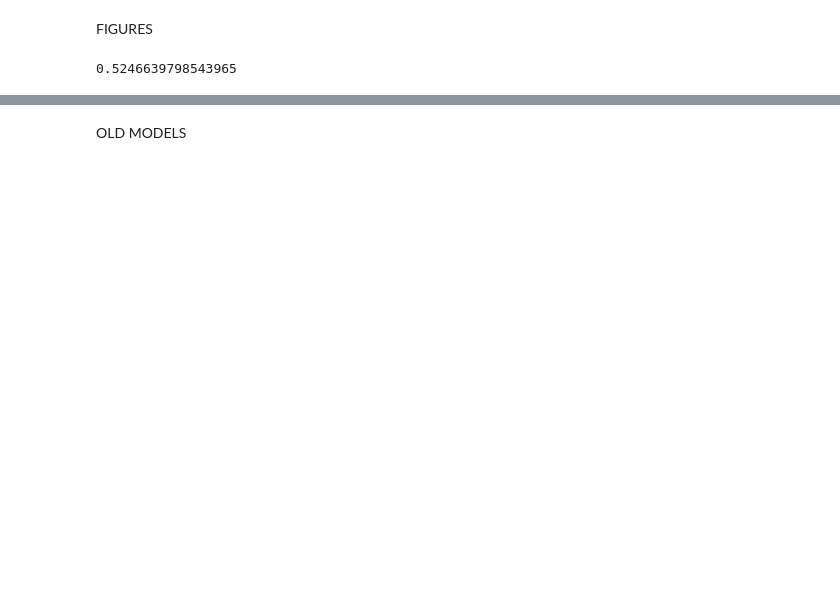
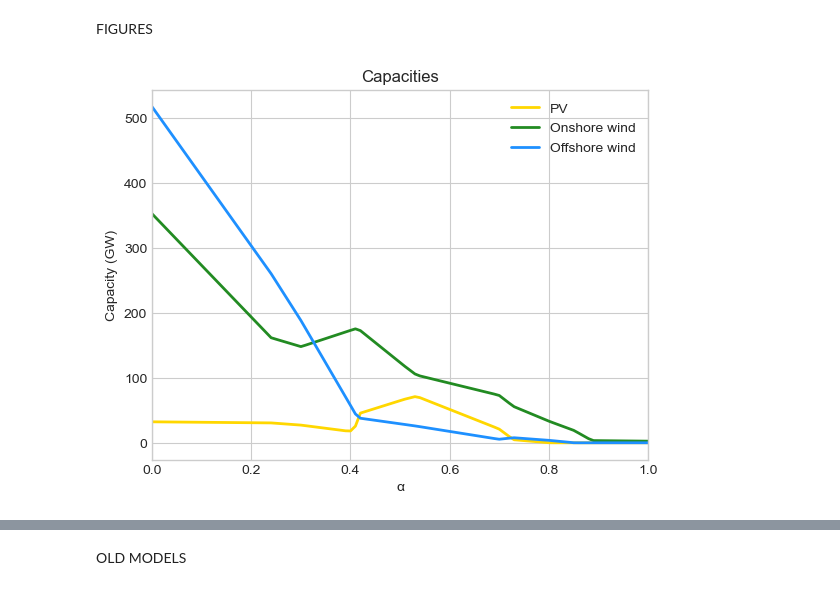
Before and after one commit to Emiknd/test, a Jupyter notebook: Seminar.ipynb, the cells around one changed output, grey strips where cells are left out. Saved outputs shown, nothing was run; the diff lists cells and outputs as text; code cells hidden in the pictures; blank space fills up the shorter version.

```diff
--- a/Seminar.ipynb
+++ b/Seminar.ipynb
@@ -288,14 +193,14 @@ for i, alpha in enumerate(alpha_values):
     model.hours = Set(initialize=data.index, doc='Set of hours')
 
     # Define the parameters
-    model.k_ipv = Param(default=900600)#40)
-    model.k_ion = Param(default=1700000) #30)
-    model.k_iof = Param(default=4200000) #46)
-    model.k_vv2g = Param(default=226.56)   #226.56)
+    model.k_ipv = Param(default=435500)
+    model.k_ion = Param(default=1252525)
+    model.k_iof = Param(default=3458333)
+    model.k_vv2g = Param(default=226.56)
     model.eta_charge = Param (default=0.924)
     model.eta_discharge = Param(default=0.903)
     model.E_s = Param(default=160425)
-    model.alpha = Param(default=.82)
+    model.alpha = Param(default=alpha_values[i])
 
     #Define data
     model.CF_pv = Param(model.hours, initialize=data['CF_pv'].to_dict())
@@ -373,12 +296,10 @@ for i, alpha in enumerate(alpha_values):
 # %%
-
-
 # Create a dataframe from the arrays
 results_df = pd.DataFrame({
     'alpha': alpha_values,
-    'N_pv': N_pv_opt_array,
-    'N_on': N_on_opt_array,
-    'N_of': N_of_opt_array,
+    'PV': N_pv_opt_array,
+    'ON': N_on_opt_array,
+    'OF': N_of_opt_array,
     'Z': Z_array,
     'sum_d': d_sum_array,
     'sum_C': C_sum_array,
@@ -390,11 +329,2 @@ print(results_df)
 # %% [markdown]
 FIGURES
-# %%
-sum_C = [sum(model.C[h]() for h in model.hours)][0]
-sum_d = [sum(data['d'][h] for h in model.hours)][0]
-
-share_C = sum_C/(sum_d+sum_C)
-
-print(share_C)
-# %% [output]
-0.5246639798543965
@@ -403,0 +331,24 @@ share_curtailment = 0.9871059090755362 , 0.9729879101983462, 0.9191847383648472,
+# %%
+# Capacity Plot
+import matplotlib.pyplot as plt
+plt.style.use('seaborn-whitegrid')
+
+
+
+
+#Convert to GW --> plot
+fig, ax = plt.subplots()
+
+ax.plot(results_df['alpha'], results_df['PV']/1000, linewidth=2.0, color='gold', label='PV')
+ax.plot(results_df['alpha'], results_df['ON']/1000, linewidth=2.0, color='forestgreen', label='Onshore wind')
+ax.plot(results_df['alpha'], results_df['OF']/1000, linewidth=2.0, color='dodgerblue', label='Offshore wind')
+
+ax.set(xlim=(0, 1), xlabel='\u03B1', ylabel='Capacity (GW)')
+
+ax.legend()
+
+ax.set_title('Capacities')
+
+plt.show()
+# %% [output]
+[figure, added]
```
Also changed, not shown: parts of 11 cells of this notebook.
